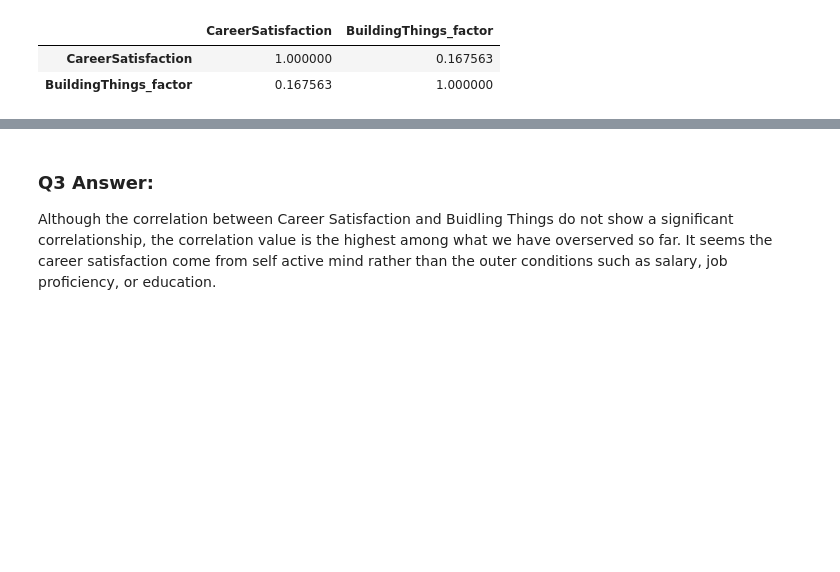
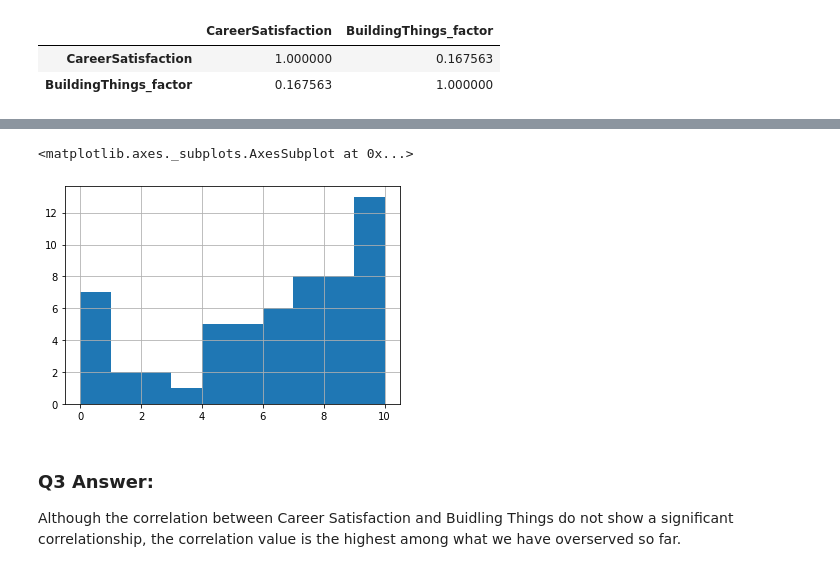
Before and after one commit to skim21/DSND_Project1_Write_A_Blog, a Jupyter notebook: 2017_StackOverflow_survey_data_Overview.ipynb, the cells around one changed output, grey strips where cells are left out. Cells and saved outputs as stored; diff of their text form; code cells hidden in the pictures; blank space fills up the shorter version.

```diff
--- a/2017_StackOverflow_survey_data_Overview.ipynb
+++ b/2017_StackOverflow_survey_data_Overview.ipynb
@@ -523,3 +593,8 @@ career_building.corr()
+# %%
+df_q3[df_q3['BuildingThings']=='Strongly disagree']['CareerSatisfaction'].hist()
+# %% [output]
+<matplotlib.axes._subplots.AxesSubplot at 0x...>
+[figure, added]
 # %% [markdown]
 ### Q3 Answer:
-Although the correlation between Career Satisfaction and Buidling Things do not show a significant correlationship, the correlation value is the highest among what we have overserved so far. It seems the career satisfaction come from self active mind rather than the outer conditions such as salary, job proficiency, or education.
+Although the correlation between Career Satisfaction and Buidling Things do not show a significant correlationship, the correlation value is the highest among what we have overserved so far.
```
Also changed, not shown: parts of 29 cells of this notebook.
